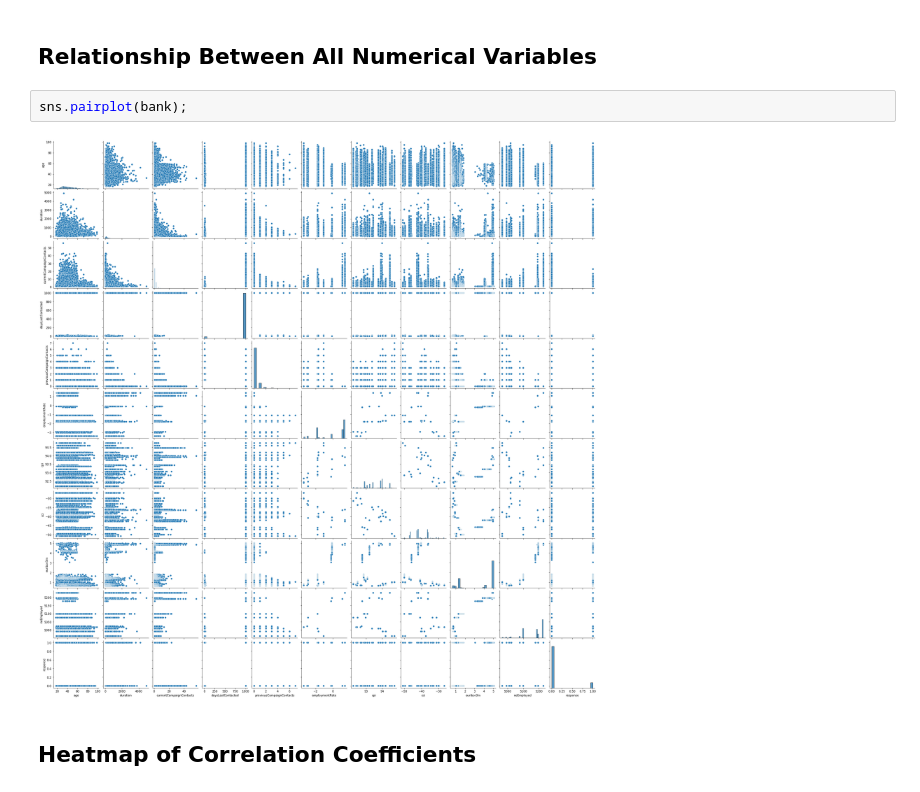
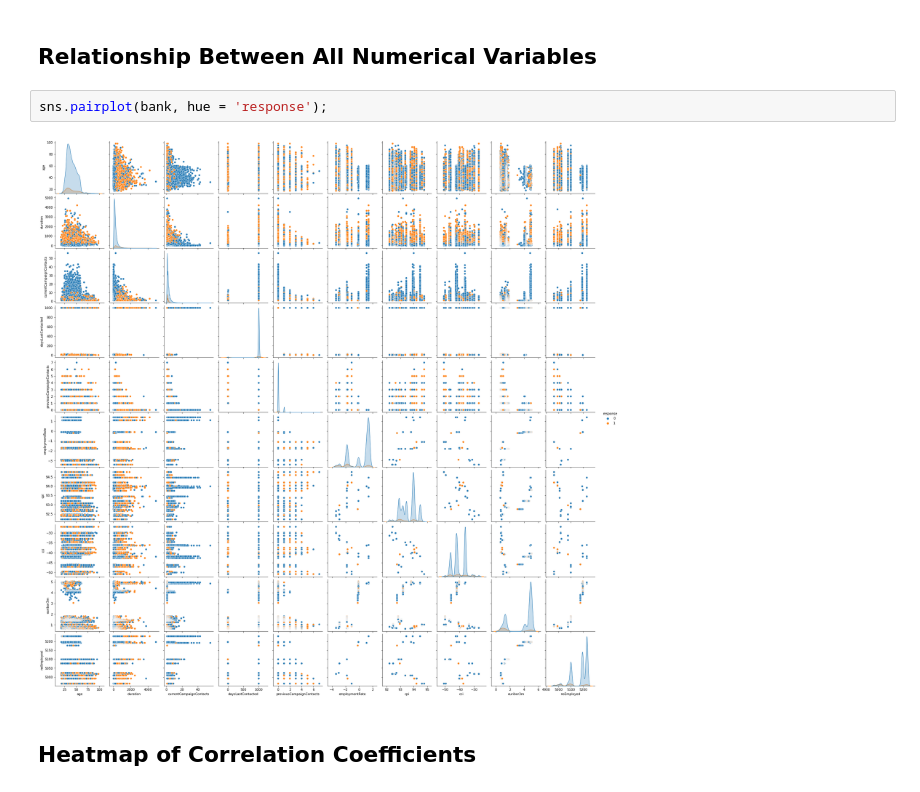
Before and after one commit to femi-lujo/bank_marketing, a Jupyter notebook: notebooks/B_EDA.ipynb, the cells around one changed output. Cells and saved outputs as stored; diff of their text form.

```diff
--- a/notebooks/B_EDA.ipynb
+++ b/notebooks/B_EDA.ipynb
@@ -542,9 +542,9 @@ We observe that as the employment rate increases the euribor rate seems to incre
 # %% [markdown]
 ## Relationship Between All Numerical Variables
 # %%
-sns.pairplot(bank);
+sns.pairplot(bank, hue = 'response');
 # %% [output]
-[figure, old version]
+[figure, new version]
 # %% [markdown]
 ## Heatmap of Correlation Coefficients
 # %%
```
Also changed, not shown: parts of 5 cells of this notebook.
